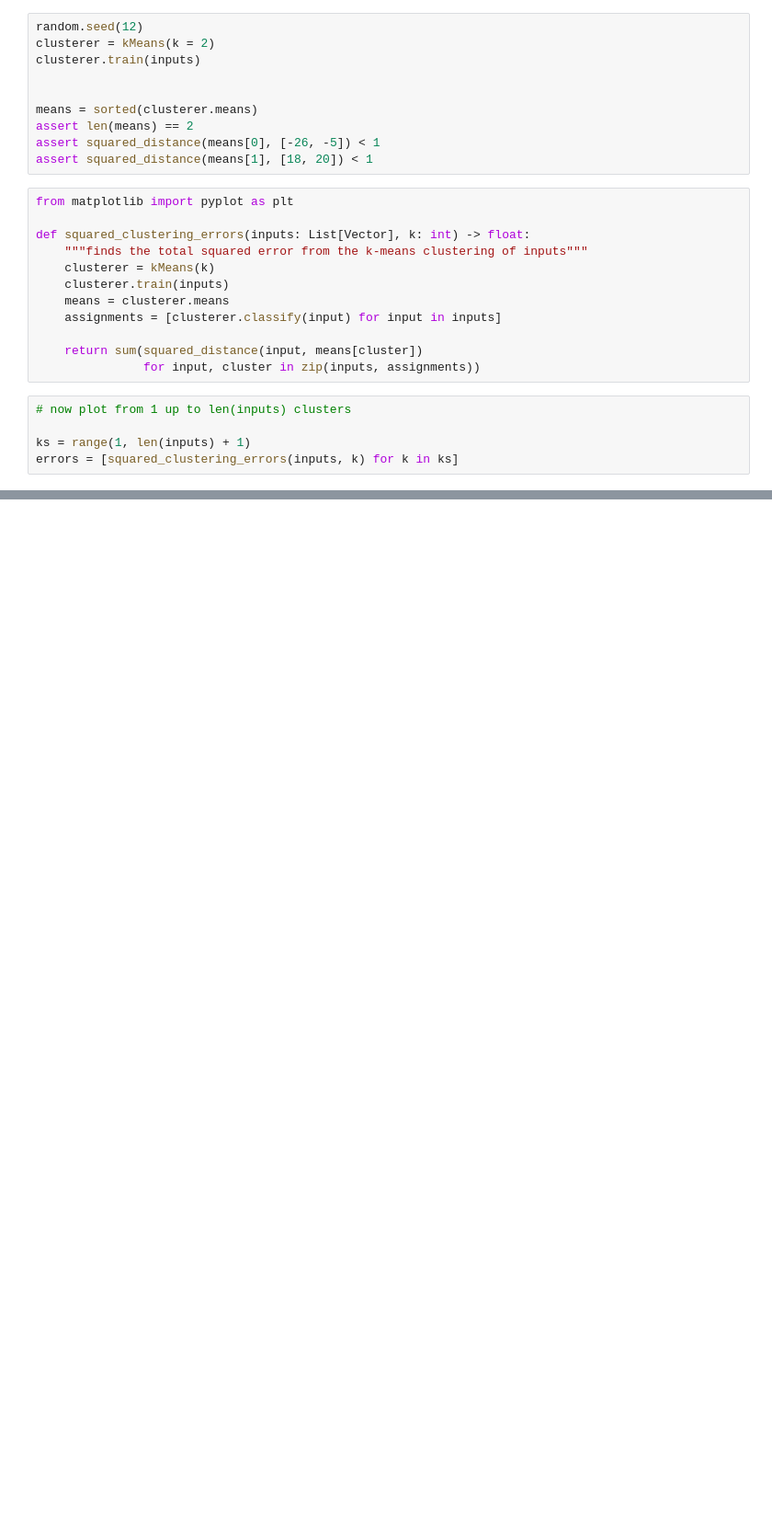
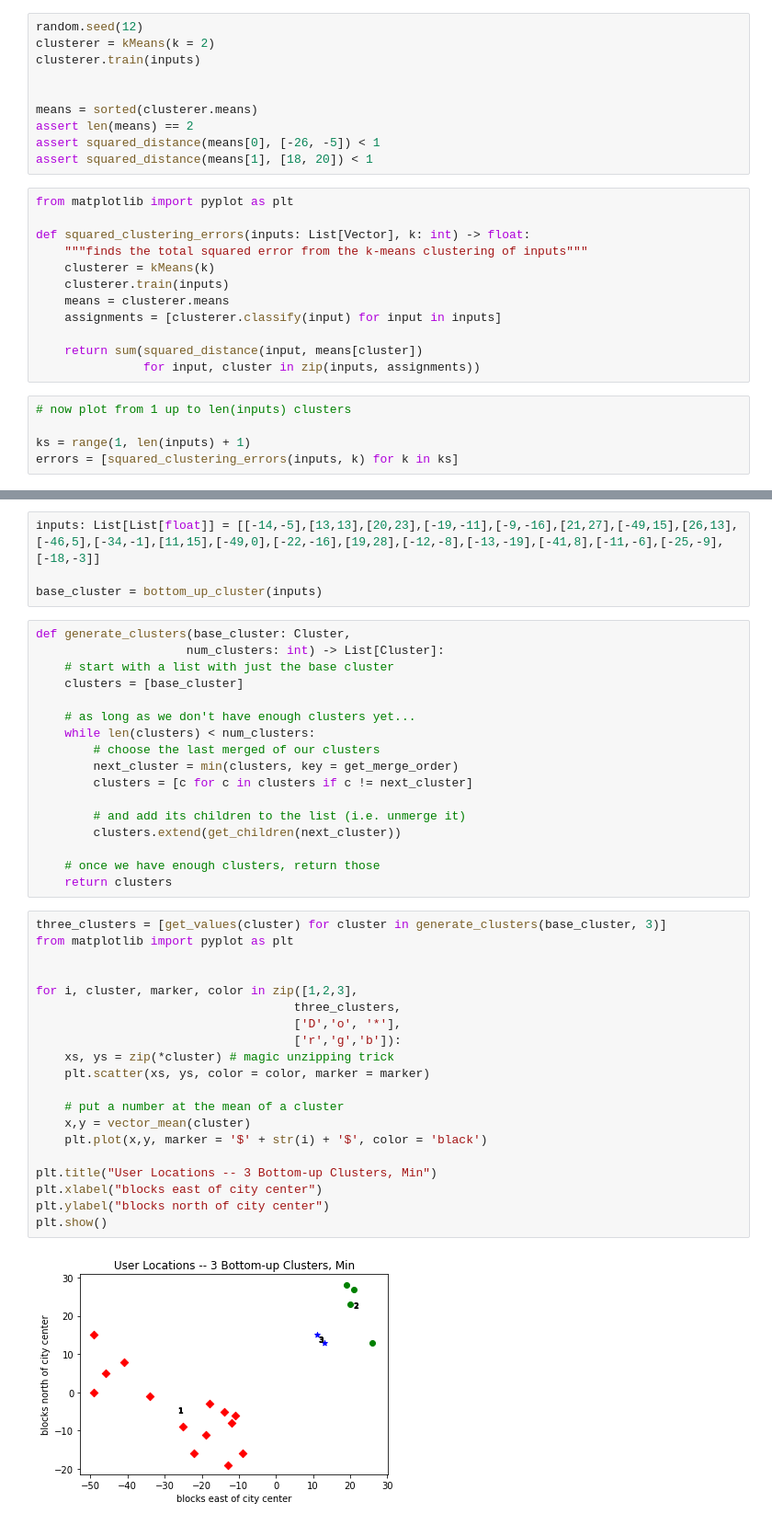
Before and after one commit to neerajkumarvaid/Data-Science-From-Scratch-Python, a Jupyter notebook: clustering.ipynb, the cells around one changed output, grey strips where cells are left out. Shown at 92% size. Cells and saved outputs as stored; diff of their text form; blank space fills up the shorter version.

```diff
--- a/clustering.ipynb
+++ b/clustering.ipynb
@@ -117,0 +202,43 @@ plt.show()
+# %%
+inputs: List[List[float]] = [[-14,-5],[13,13],[20,23],[-19,-11],[-9,-16],[21,27],[-49,15],[26,13],[-46,5],[-34,-1],[11,15],[-49,0],[-22,-16],[19,28],[-12,-8],[-13,-19],[-41,8],[-11,-6],[-25,-9],[-18,-3]]
+
+base_cluster = bottom_up_cluster(inputs)
+# %%
+def generate_clusters(base_cluster: Cluster,
+                     num_clusters: int) -> List[Cluster]:
+    # start with a list with just the base cluster
+    clusters = [base_cluster]
+
+    # as long as we don't have enough clusters yet...
+    while len(clusters) < num_clusters:
+        # choose the last merged of our clusters
+        next_cluster = min(clusters, key = get_merge_order)
+        clusters = [c for c in clusters if c != next_cluster]
+
+        # and add its children to the list (i.e. unmerge it)
+        clusters.extend(get_children(next_cluster))
+
+    # once we have enough clusters, return those
+    return clusters
+# %%
+three_clusters = [get_values(cluster) for cluster in generate_clusters(base_cluster, 3)]
+from matplotlib import pyplot as plt
+
+
+for i, cluster, marker, color in zip([1,2,3],
+                                    three_clusters,
+                                    ['D','o', '*'],
+                                    ['r','g','b']):
+    xs, ys = zip(*cluster) # magic unzipping trick
+    plt.scatter(xs, ys, color = color, marker = marker)
+
+    # put a number at the mean of a cluster
+    x,y = vector_mean(cluster)
+    plt.plot(x,y, marker = '$' + str(i) + '$', color = 'black')
+
+plt.title("User Locations -- 3 Bottom-up Clusters, Min")
+plt.xlabel("blocks east of city center")
+plt.ylabel("blocks north of city center")
+plt.show()
+# %% [output]
+[figure, added]
```
Also changed, not shown: parts of 7 cells of this notebook.
